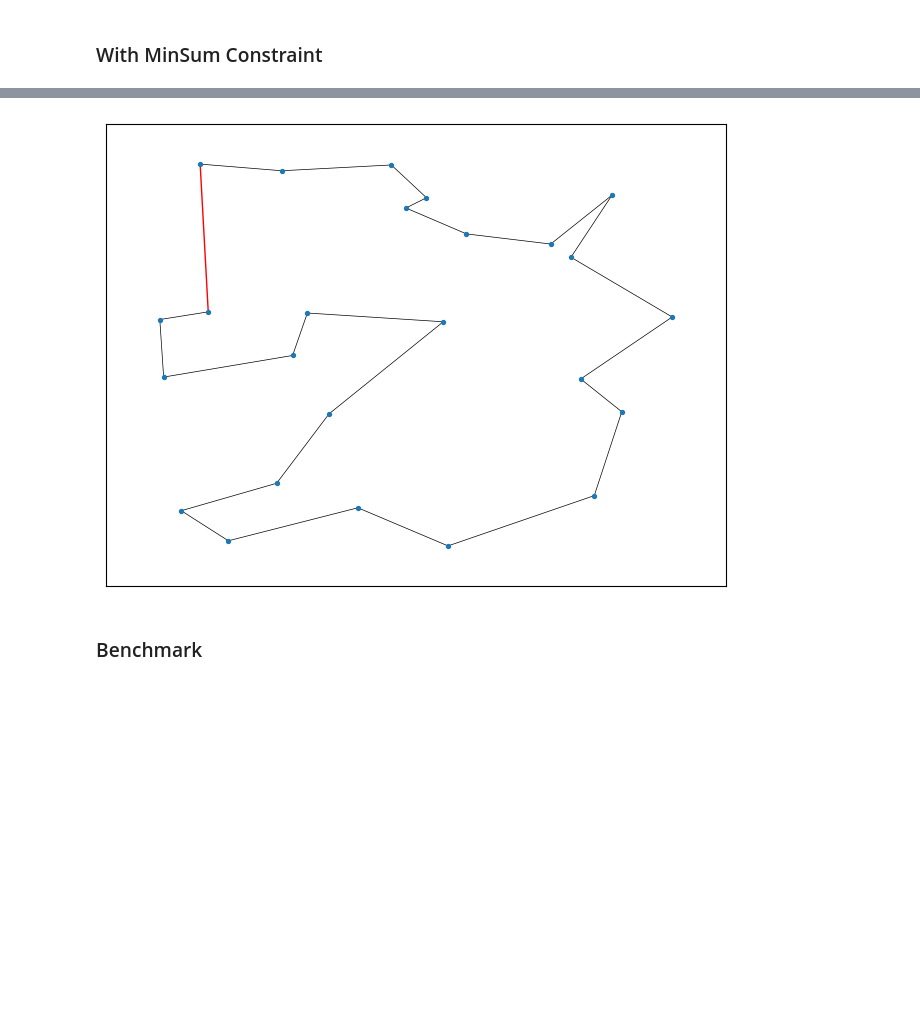
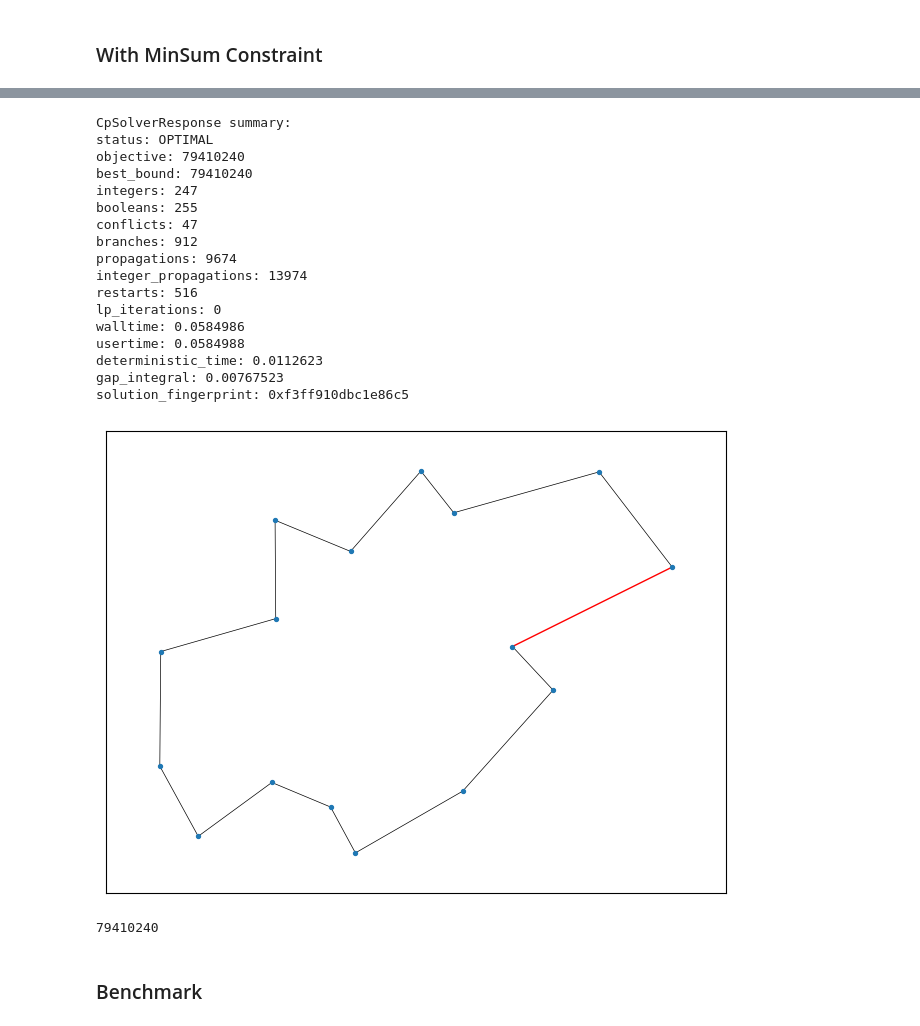
Before and after one commit to uwu-octane/alg_lab, a Jupyter notebook: 04_mip/mip.ipynb, the cells around one changed output, grey strips where cells are left out. Cells and saved outputs as stored; diff of their text form; code cells hidden in the pictures; blank space fills up the shorter version.

```diff
--- a/04_mip/mip.ipynb
+++ b/04_mip/mip.ipynb
@@ -14,5 +11,5 @@ The autoreload extension is already loaded. To reload it, use:
 # %%
-points = util.import_instance("25.json")
+points = util.import_instance("16.json")
 # %% [markdown]
 ### Greedy
 # %%
@@ -43,8 +63,27 @@ draw_edges(min_tour_sol)
 # %%
 sol = BTSPSolverCP(list(points)).solve()
 draw_edges(sol)
+sum(util.squared_distance(*e) for e in sol)
 # %% [output]
+CpSolverResponse summary:
+status: OPTIMAL
+objective: 79410240
+best_bound: 79410240
+integers: 247
+booleans: 255
+conflicts: 47
+branches: 912
+propagations: 9674
+integer_propagations: 13974
+restarts: 516
+lp_iterations: 0
+walltime: 0.0584986
+usertime: 0.0584988
+deterministic_time: 0.0112623
+gap_integral: 0.00767523
+solution_fingerprint: 0xf3ff910dbc1e86c5
-[figure, old version]
+[figure, new version]
+79410240
 # %% [markdown]
 ### Benchmark
 # %%
```
Also changed, not shown: parts of 4 cells of this notebook, 3 other files.
